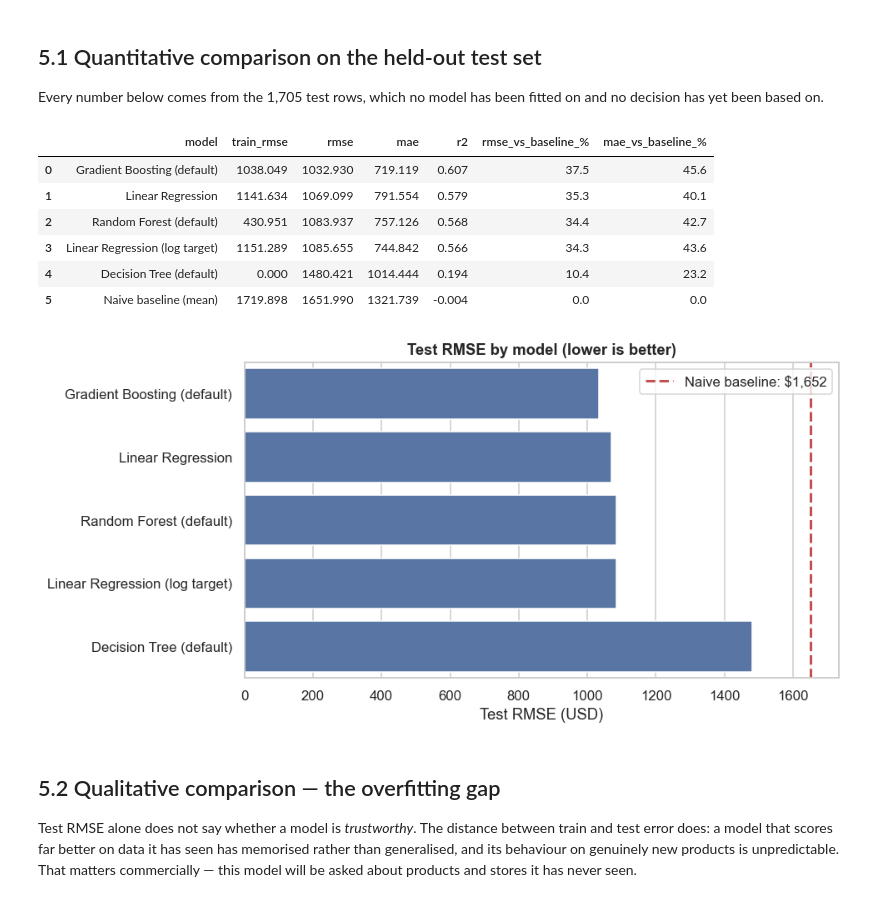
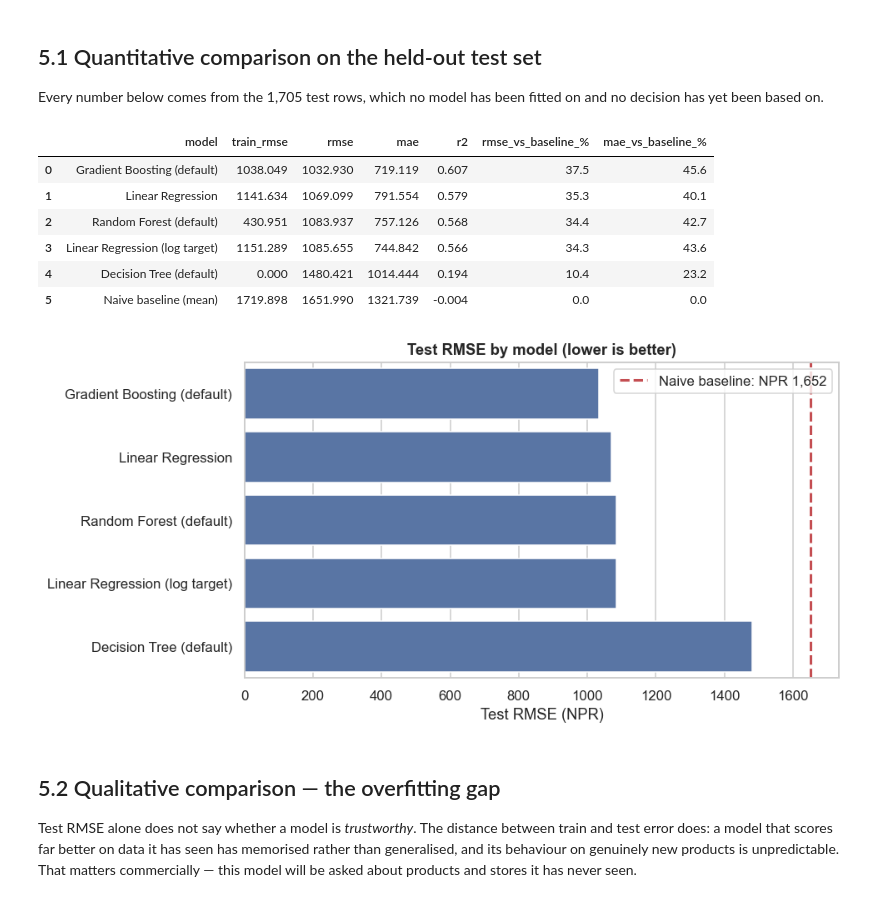
Before and after one commit to marcusteoh/bigmart-sales-forecaster, a Jupyter notebook: BigMart_Sales_Prediction.ipynb, the cells around one changed output. Saved outputs shown, nothing was run; the diff lists cells and outputs as text; code cells hidden in the pictures.

```diff
--- a/BigMart_Sales_Prediction.ipynb
+++ b/BigMart_Sales_Prediction.ipynb
@@ -1419,36 +1343,36 @@ Every number below comes from the 1,705 test rows, which no model has been fitte
 ## Evaluate model - full scoreboard against the naive baseline
 
 results = pd.DataFrame(scoreboard).sort_values('rmse').reset_index(drop=True)
 
 # Express every model as an improvement over the do-nothing baseline, because 'RMSE 1043'
 # means nothing on its own to a business reader.
 baseline_rmse = results.loc[results['model'] == 'Naive baseline (mean)', 'rmse'].iloc[0]
 baseline_mae = results.loc[results['model'] == 'Naive baseline (mean)', 'mae'].iloc[0]
 results['rmse_vs_baseline_%'] = ((1 - results['rmse'] / baseline_rmse) * 100).round(1)
 results['mae_vs_baseline_%'] = ((1 - results['mae'] / baseline_mae) * 100).round(1)
 
 display(results.round(3))
 
 fig, ax = plt.subplots(figsize=(9, 4.5))
 plot_data = results[results['model'] != 'Naive baseline (mean)']
 sns.barplot(data=plot_data, x='rmse', y='model', ax=ax, color='#4C72B0')
 ax.axvline(baseline_rmse, color='#C44E52', ls='--', lw=2,
-           label=f'Naive baseline: ${baseline_rmse:,.0f}')
+           label=f'Naive baseline: NPR {baseline_rmse:,.0f}')
 ax.set_title('Test RMSE by model (lower is better)', fontweight='bold')
-ax.set_xlabel('Test RMSE (USD)')
+ax.set_xlabel('Test RMSE (NPR)')
 ax.set_ylabel('')
 ax.legend()
 plt.tight_layout()
 plt.show()
 # %% [output]
 |  | model | train_rmse | rmse | mae | r2 | rmse_vs_baseline_% | mae_vs_baseline_% |
 | 0 | Gradient Boosting (default) | 1038.049 | 1032.930 | 719.119 | 0.607 | 37.5 | 45.6 |
 | 1 | Linear Regression | 1141.634 | 1069.099 | 791.554 | 0.579 | 35.3 | 40.1 |
 | 2 | Random Forest (default) | 430.951 | 1083.937 | 757.126 | 0.568 | 34.4 | 42.7 |
 | 3 | Linear Regression (log target) | 1151.289 | 1085.655 | 744.842 | 0.566 | 34.3 | 43.6 |
 | 4 | Decision Tree (default) | 0.000 | 1480.421 | 1014.444 | 0.194 | 10.4 | 23.2 |
 | 5 | Naive baseline (mean) | 1719.898 | 1651.990 | 1321.739 | -0.004 | 0.0 | 0.0 |
-[figure, old version]
+[figure, new version]
 # %% [markdown]
 ## 5.2 Qualitative comparison — the overfitting gap
 
```
Also changed, not shown: parts of 53 cells of this notebook, 1 other file.
